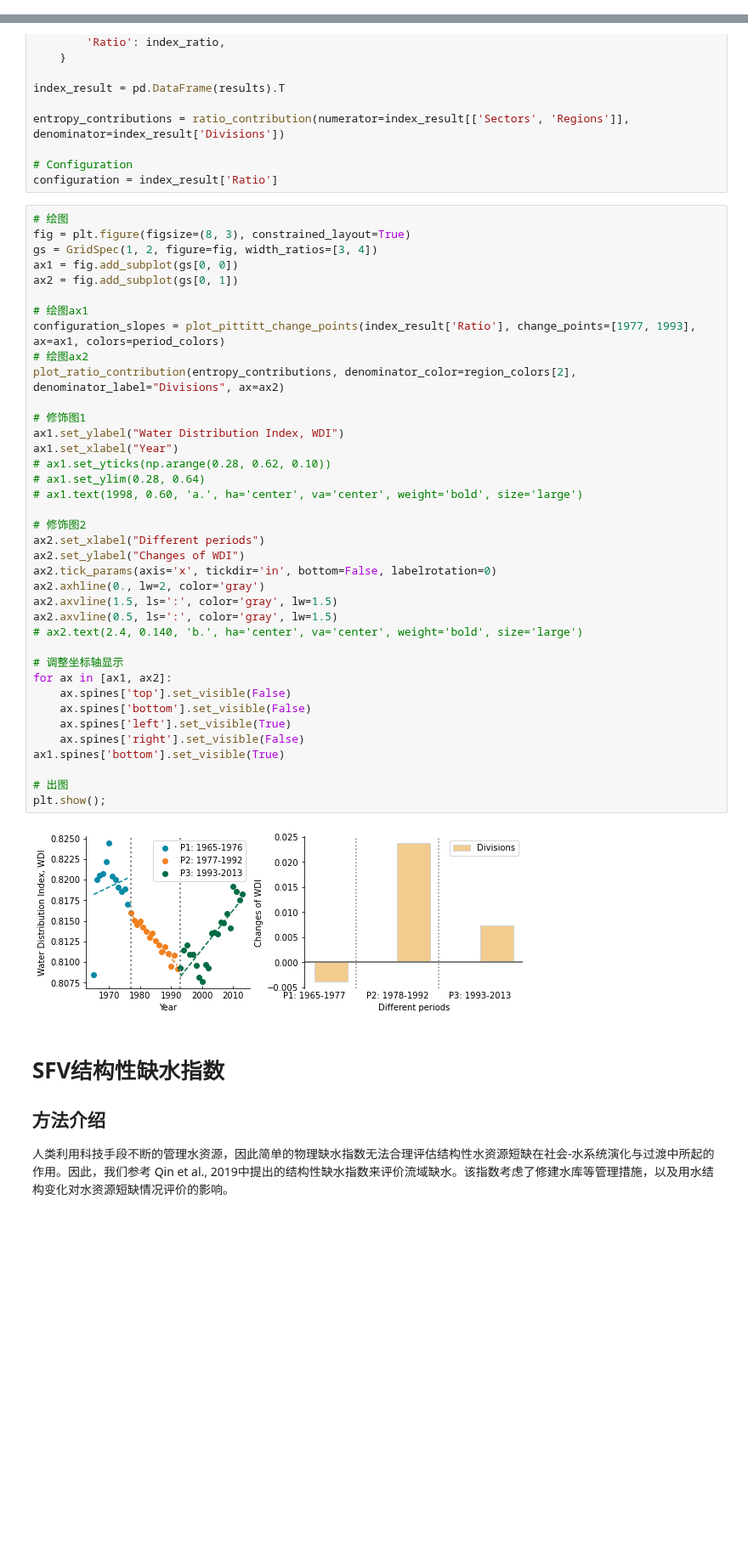
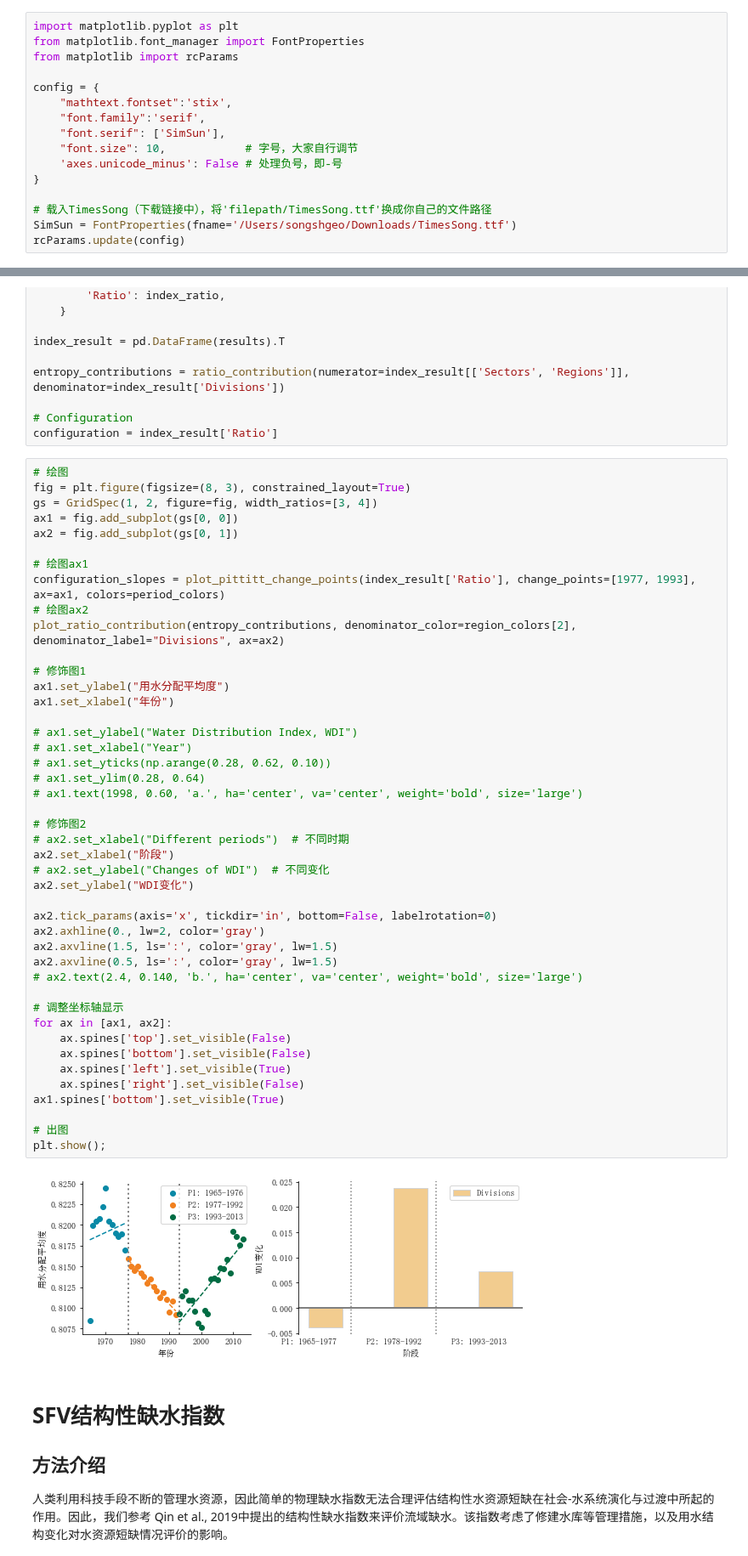
Before and after one commit to SongshGeo/Water-Governance-Regimes, a Jupyter notebook: notebooks/water_regime_index.ipynb, the cells around one changed output, grey strips where cells are left out. Shown at 85% size. Drawn from its saved outputs; the diff is of its cells as text; blank space fills up the shorter version.

```diff
--- a/notebooks/water_regime_index.ipynb
+++ b/notebooks/water_regime_index.ipynb
@@ -29,0 +34,16 @@ total_water_use_color = '#D1495B'
+# %%
+import matplotlib.pyplot as plt
+from matplotlib.font_manager import FontProperties
+from matplotlib import rcParams
+
+config = {
+    "mathtext.fontset":'stix',
+    "font.family":'serif',
+    "font.serif": ['SimSun'],
+    "font.size": 10,			# 字号，大家自行调节
+    'axes.unicode_minus': False # 处理负号，即-号
+}
+
+# 载入TimesSong（下载链接中），将'filepath/TimesSong.ttf'换成你自己的文件路径
+SimSun = FontProperties(fname='/Users/songshgeo/Downloads/TimesSong.ttf')
+rcParams.update(config)
@@ -244,38 +288,44 @@ ax1 = fig.add_subplot(gs[0, 0])
 ax2 = fig.add_subplot(gs[0, 1])
 
 # 绘图ax1
 configuration_slopes = plot_pittitt_change_points(index_result['Ratio'], change_points=[1977, 1993], ax=ax1, colors=period_colors)
 # 绘图ax2
 plot_ratio_contribution(entropy_contributions, denominator_color=region_colors[2], denominator_label="Divisions", ax=ax2)
 
 # 修饰图1
-ax1.set_ylabel("Water Distribution Index, WDI")
-ax1.set_xlabel("Year")
+ax1.set_ylabel("用水分配平均度")
+ax1.set_xlabel("年份")
+
+# ax1.set_ylabel("Water Distribution Index, WDI")
+# ax1.set_xlabel("Year")
 # ax1.set_yticks(np.arange(0.28, 0.62, 0.10))
 # ax1.set_ylim(0.28, 0.64)
 # ax1.text(1998, 0.60, 'a.', ha='center', va='center', weight='bold', size='large')
 
 # 修饰图2
-ax2.set_xlabel("Different periods")
-ax2.set_ylabel("Changes of WDI")
+# ax2.set_xlabel("Different periods")  # 不同时期
+ax2.set_xlabel("阶段")
+# ax2.set_ylabel("Changes of WDI")  # 不同变化
+ax2.set_ylabel("WDI变化")
+
 ax2.tick_params(axis='x', tickdir='in', bottom=False, labelrotation=0)
 ax2.axhline(0., lw=2, color='gray')
 ax2.axvline(1.5, ls=':', color='gray', lw=1.5)
 ax2.axvline(0.5, ls=':', color='gray', lw=1.5)
 # ax2.text(2.4, 0.140, 'b.', ha='center', va='center', weight='bold', size='large')
 
 # 调整坐标轴显示
 for ax in [ax1, ax2]:
     ax.spines['top'].set_visible(False)
     ax.spines['bottom'].set_visible(False)
     ax.spines['left'].set_visible(True)
     ax.spines['right'].set_visible(False)
 ax1.spines['bottom'].set_visible(True)
 
 # 出图
 plt.show();
 # %% [output]
-[figure, old version]
+[figure, new version]
 # %% [markdown]
 # SFV结构性缺水指数
 
```
Also changed, not shown: parts of 9 cells of this notebook, 7 other files.
